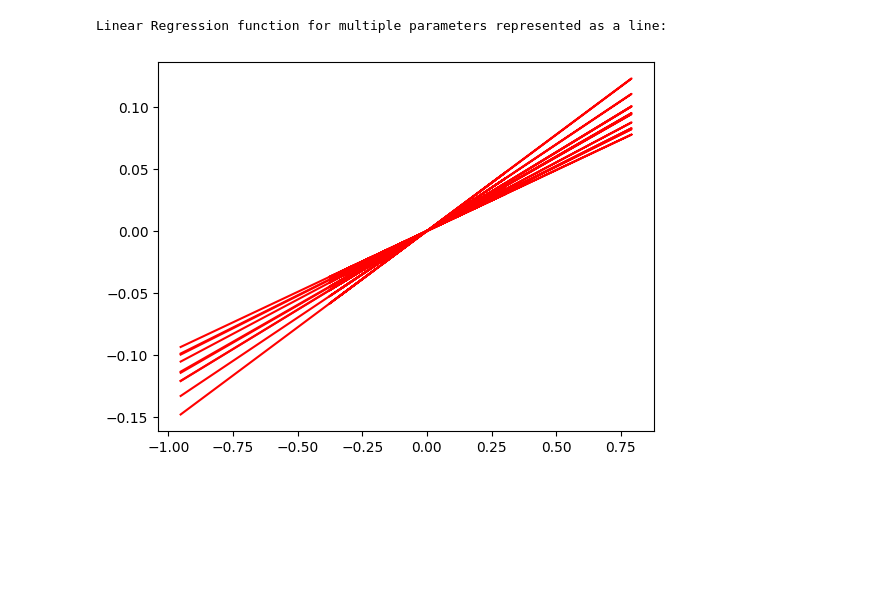
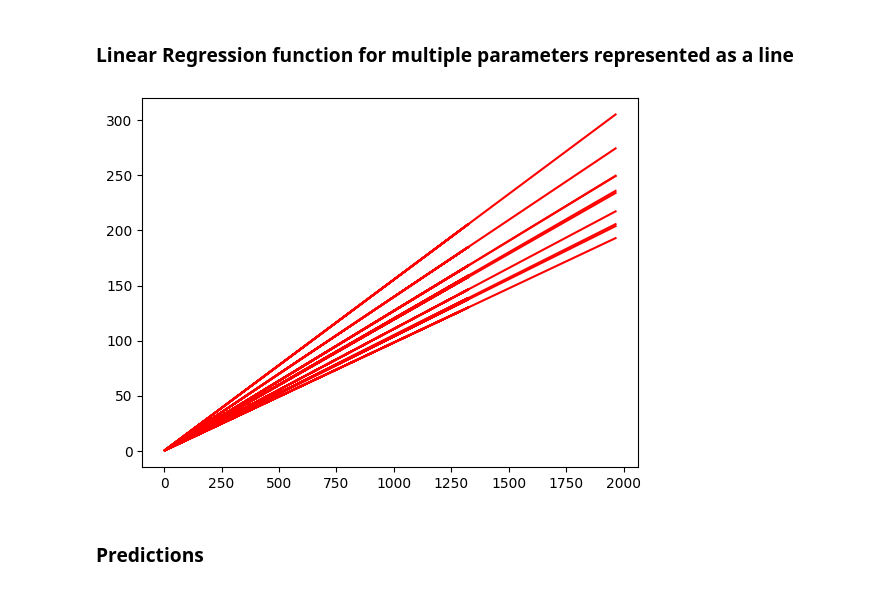
Before and after one commit to Manas-AI-Taskphase/priyanshu_sharma, a Jupyter notebook: Multiple Linear Regressions/multiple-linear-regressions.ipynb, the cells around one changed output. Saved outputs shown, nothing was run; the diff lists cells and outputs as text; code cells hidden in the pictures; blank space fills up the shorter version.

Commit message:
add markdown and print preds

```diff
--- a/Multiple Linear Regressions/multiple-linear-regressions.ipynb
+++ b/Multiple Linear Regressions/multiple-linear-regressions.ipynb
@@ -6,8 +9,8 @@ import matplotlib.pyplot as plt
 # %%
 # Importing the data set
-train = pd.read_csv('train.csv')
-test = pd.read_csv('test.csv')
-test = test.drop("SalePrice", axis=1)
+train_set = pd.read_csv('train.csv')
+test_set = pd.read_csv('test.csv')
+test = test_set.drop("SalePrice", axis=1)
 mean = train.mean()
 std = train.std()
 
@@ -84,7 +90,9 @@ B-gradient: [ 2.64921904e-17  2.98876490e-17  2.95595701e-17  3.14443621e-17
+# %% [markdown]
+### Linear Regression function for multiple parameters represented as a line
 # %%
-print("Linear Regression function for multiple parameters represented as a line:")
-plt.plot (train.iloc[i][: -1].values, [np.dot(m, x) + b for x in train.iloc[i][: -1].values], color="red")
+plt.plot (train_set.iloc[i][: -1].values, [np.dot(m, x) + b for x in train_set.iloc[i][: -1].values], color="red")
 plt.show()
 # %% [output]
-Linear Regression function for multiple parameters represented as a line:
-[figure, old version]
+[figure, new version]
+# %% [markdown]
+### Predictions
```
Also changed, not shown: parts of 10 cells of this notebook.
